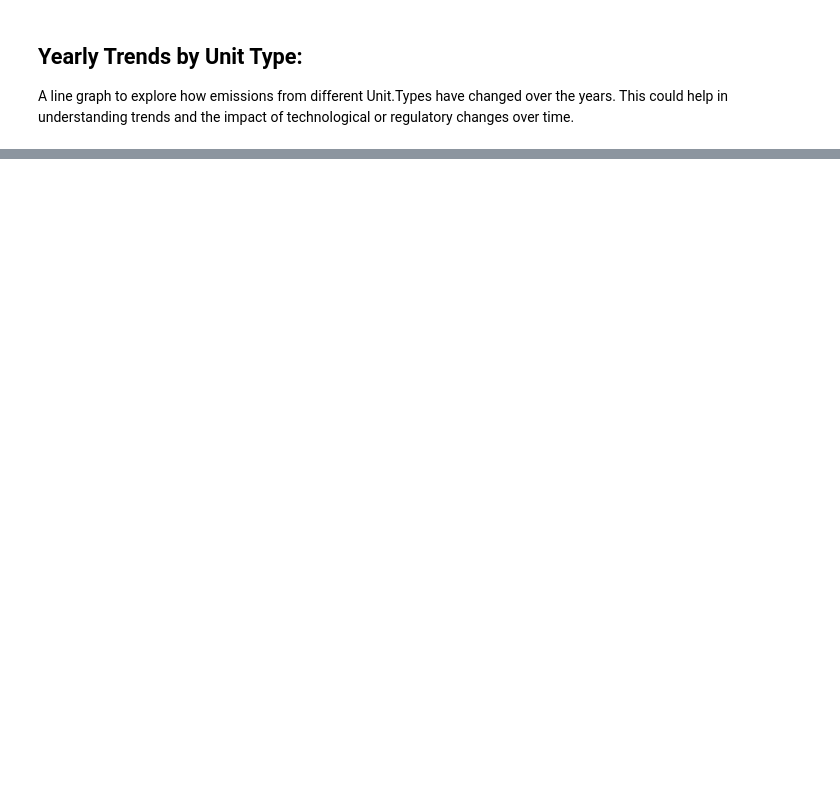
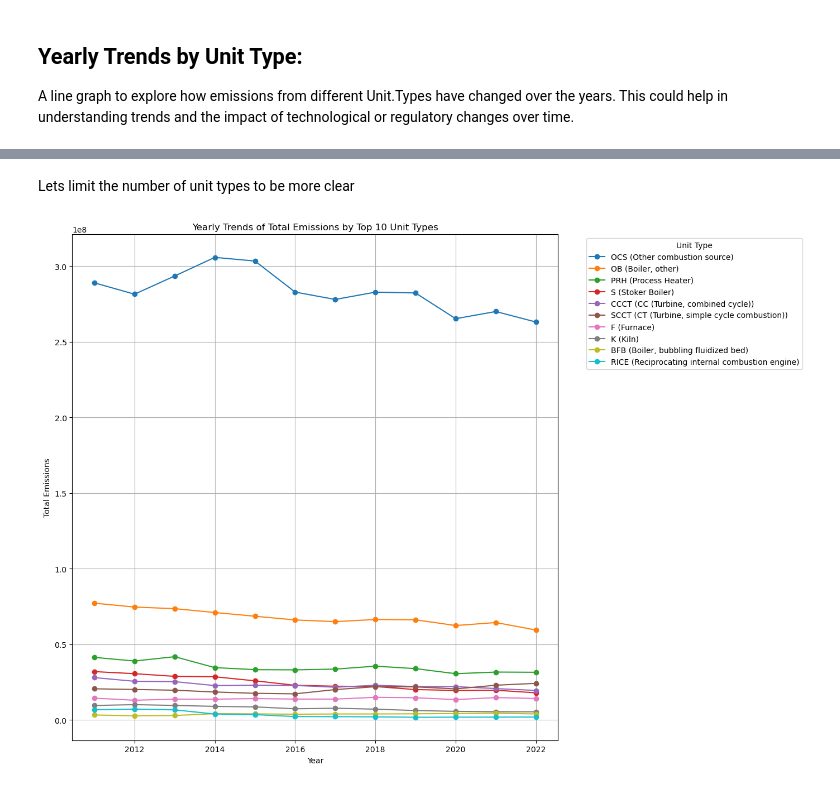
Before and after one commit to JewelsHovan/Datathon-Analytical-Avengers, a Jupyter notebook: Notebooks/Unit EDA.ipynb, the cells around one changed output, grey strips where cells are left out. Drawn from its saved outputs; the diff is of its cells as text; code cells hidden in the pictures; blank space fills up the shorter version.

```diff
--- a/Notebooks/Unit EDA.ipynb
+++ b/Notebooks/Unit EDA.ipynb
@@ -100,0 +127,26 @@ A line graph to explore how emissions from different Unit.Types have changed ove
+# %% [markdown]
+Lets limit the number of unit types to be more clear
+# %%
+# Selecting the top 10 unit types based on total emissions across all years
+top_10_unit_types_emissions = unit_type_emissions_sorted.head(10)['Unit.Type']
+
+# Filtering the dataset to include only the top 10 unit types
+top_10_unit_type_yearly_emissions = unit_type_yearly_emissions[unit_type_yearly_emissions['Unit.Type'].isin(top_10_unit_types_emissions)]
+
+# Plotting yearly trends of total emissions for the top 10 Unit.Types
+plt.figure(figsize=(14, 10))
+
+for unit_type in top_10_unit_types_emissions:
+    subset = top_10_unit_type_yearly_emissions[top_10_unit_type_yearly_emissions['Unit.Type'] == unit_type]
+    plt.plot(subset['Year'], subset['Total.Emissions'], marker='o', linestyle='-', label=unit_type)
+
+plt.title('Yearly Trends of Total Emissions by Top 10 Unit Types')
+plt.xlabel('Year')
+plt.ylabel('Total Emissions')
+plt.legend(title='Unit Type', bbox_to_anchor=(1.05, 1), loc='upper left')
+plt.grid(True)
+plt.tight_layout()
+
+plt.show()
+# %% [output]
+[figure, added]
```
Also changed, not shown: parts of 2 cells of this notebook, 6 other files.
